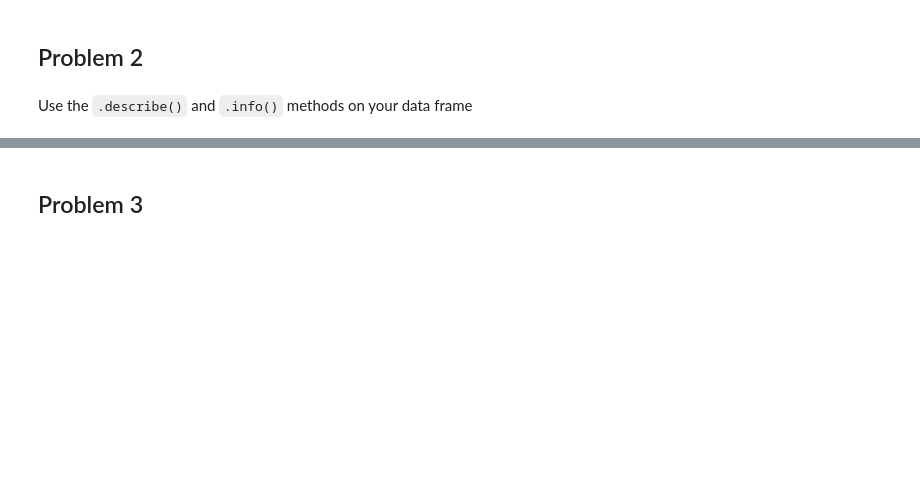
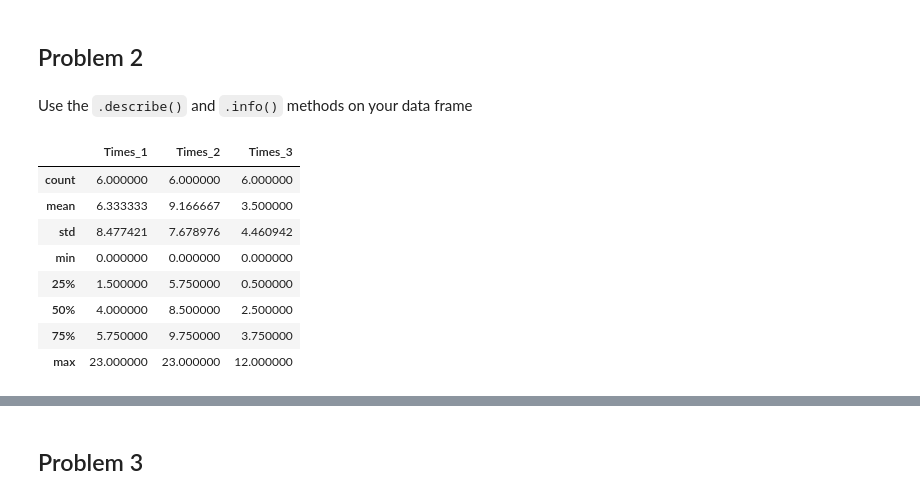
Before and after one commit to cyeef/Data-Science-Portfolio-C21-, a Jupyter notebook: Exercises/5b-Pandas.Exercise.ipynb, the cells around one changed output, grey strips where cells are left out. Drawn from its saved outputs; the diff is of its cells as text; code cells hidden in the pictures; blank space fills up the shorter version.

```diff
--- a/Exercises/5b-Pandas.Exercise.ipynb
+++ b/Exercises/5b-Pandas.Exercise.ipynb
@@ -17,3 +47,15 @@ Create a pandas data frame called `cities_df` that contains the following column
 ## Problem 2
 # %% [markdown]
 Use the `.describe()` and `.info()` methods on your data frame
+# %%
+cities_df.describe()
+# %% [output]
+|  | Times_1 | Times_2 | Times_3 |
+| count | 6.000000 | 6.000000 | 6.000000 |
+| mean | 6.333333 | 9.166667 | 3.500000 |
+| std | 8.477421 | 7.678976 | 4.460942 |
+| min | 0.000000 | 0.000000 | 0.000000 |
+| 25% | 1.500000 | 5.750000 | 0.500000 |
+| 50% | 4.000000 | 8.500000 | 2.500000 |
+| 75% | 5.750000 | 9.750000 | 3.750000 |
+| max | 23.000000 | 23.000000 | 12.000000 |
```
Also changed, not shown: parts of 10 cells of this notebook.
